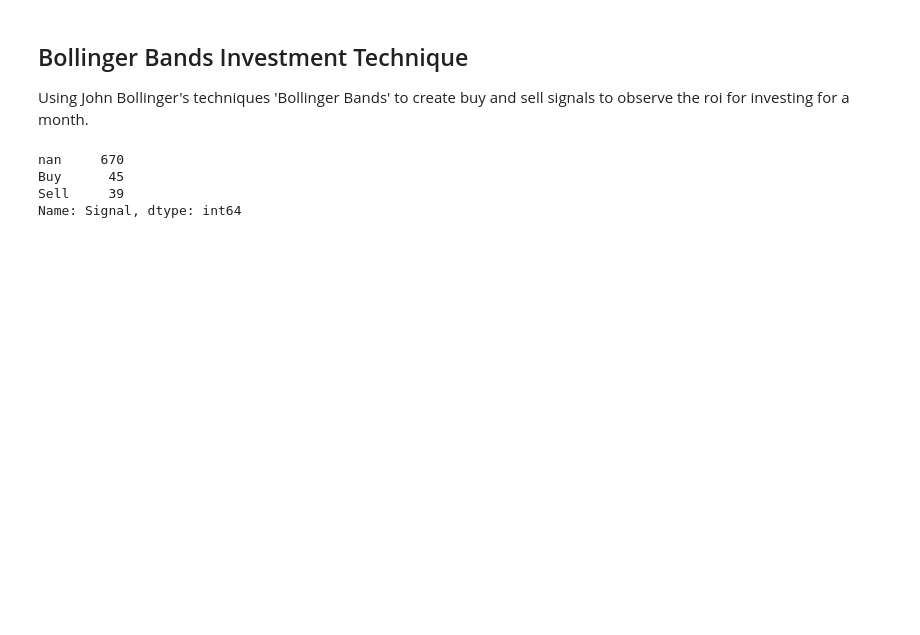
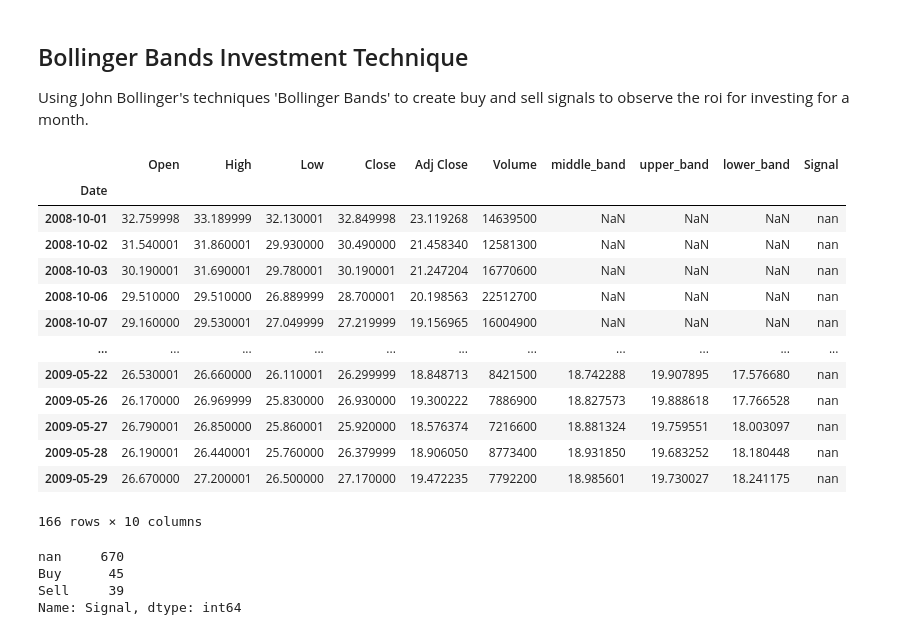
Before and after one commit to bennicholson2/Enhancing-Technical-Analysis-with-Data-Science, a Jupyter notebook: Technical Analysis/buy_hold_analysis.ipynb, the cells around one changed output. Cells and saved outputs as stored; diff of their text form; code cells hidden in the pictures; blank space fills up the shorter version.

```diff
--- a/Technical Analysis/buy_hold_analysis.ipynb
+++ b/Technical Analysis/buy_hold_analysis.ipynb
@@ -199,6 +202,22 @@ def bollinger_data_multiple_periods_tickers(periods,tickers,data,window,confiden
 # %%
 # create bollinger bands in stock data
 bollinger_data_multiple_periods_tickers(economic_cycle_periods_list,sector_etf_tickers,sector_etf_data,20,0.95)
+sector_etf_data['trough']['XLB']
+# %% [output]
+|  | Open | High | Low | Close | Adj Close | Volume | middle_band | upper_band | lower_band | Signal |
+| Date |  |  |  |  |  |  |  |  |  |  |
+| 2008-10-01 | 32.759998 | 33.189999 | 32.130001 | 32.849998 | 23.119268 | 14639500 | NaN | NaN | NaN | nan |
+| 2008-10-02 | 31.540001 | 31.860001 | 29.930000 | 30.490000 | 21.458340 | 12581300 | NaN | NaN | NaN | nan |
+| 2008-10-03 | 30.190001 | 31.690001 | 29.780001 | 30.190001 | 21.247204 | 16770600 | NaN | NaN | NaN | nan |
+| 2008-10-06 | 29.510000 | 29.510000 | 26.889999 | 28.700001 | 20.198563 | 22512700 | NaN | NaN | NaN | nan |
+| 2008-10-07 | 29.160000 | 29.530001 | 27.049999 | 27.219999 | 19.156965 | 16004900 | NaN | NaN | NaN | nan |
+| ... | ... | ... | ... | ... | ... | ... | ... | ... | ... | ... |
+| 2009-05-22 | 26.530001 | 26.660000 | 26.110001 | 26.299999 | 18.848713 | 8421500 | 18.742288 | 19.907895 | 17.576680 | nan |
+| 2009-05-26 | 26.170000 | 26.969999 | 25.830000 | 26.930000 | 19.300222 | 7886900 | 18.827573 | 19.888618 | 17.766528 | nan |
+| 2009-05-27 | 26.790001 | 26.850000 | 25.860001 | 25.920000 | 18.576374 | 7216600 | 18.881324 | 19.759551 | 18.003097 | nan |
+| 2009-05-28 | 26.190001 | 26.440001 | 25.760000 | 26.379999 | 18.906050 | 8773400 | 18.931850 | 19.683252 | 18.180448 | nan |
+| 2009-05-29 | 26.670000 | 27.200001 | 26.500000 | 27.170000 | 19.472235 | 7792200 | 18.985601 | 19.730027 | 18.241175 | nan |
+166 rows × 10 columns
 # %%
 # example case of bollinger bands in stock data
 sector_etf_data['expansion']['XLB']['Signal'].value_counts()
```
Also changed, not shown: parts of 15 cells of this notebook, 4 other files.
